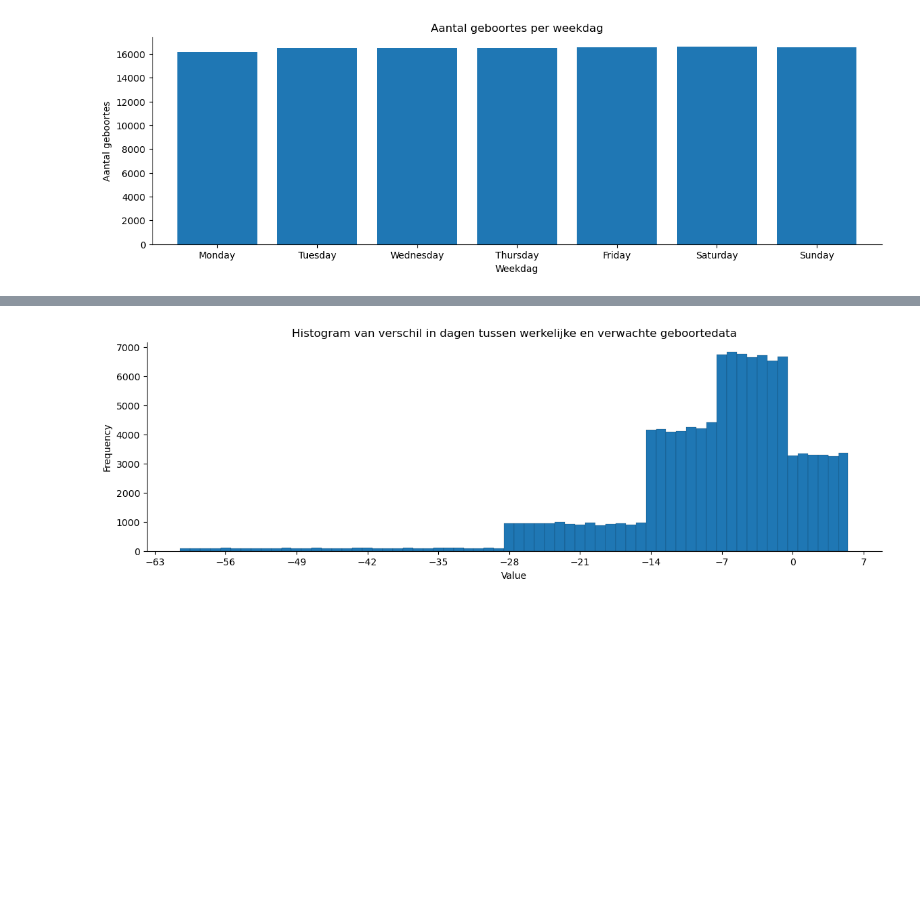
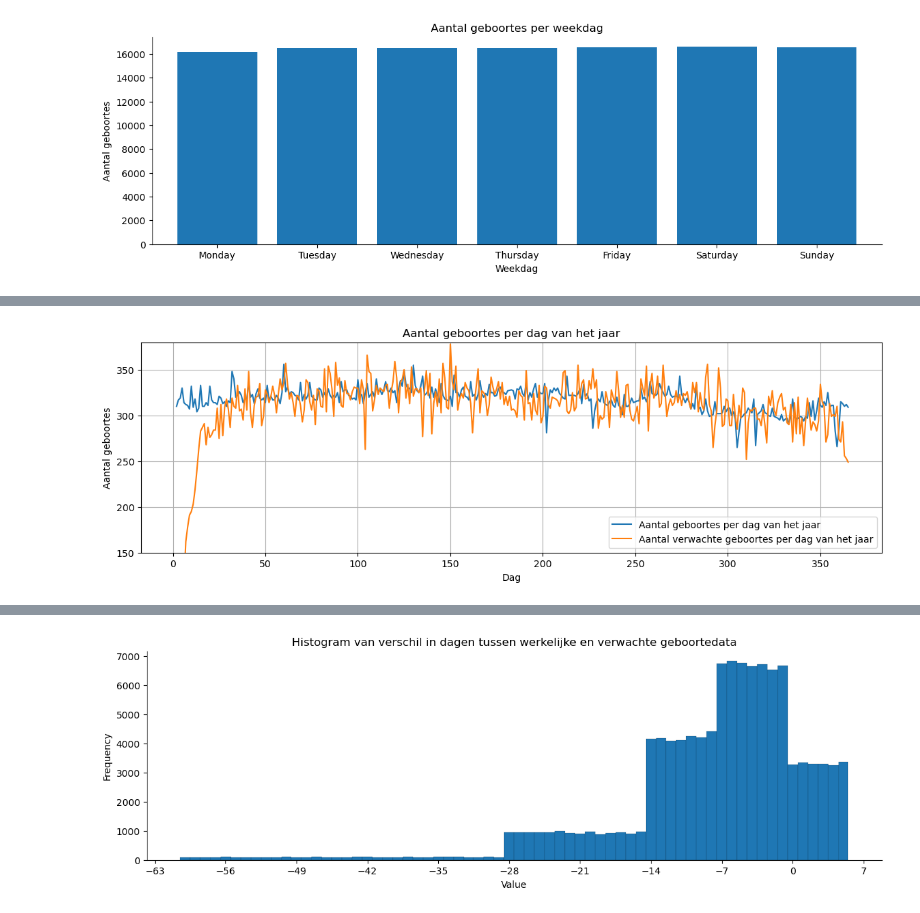
Before and after one commit to craftyraf/examen-raf-juni-2024, a Jupyter notebook: notebooks/examen_deel2.ipynb, the cells around one changed output, grey strips where cells are left out. Cells and saved outputs as stored; diff of their text form; code cells hidden in the pictures; blank space fills up the shorter version.

```diff
--- a/notebooks/examen_deel2.ipynb
+++ b/notebooks/examen_deel2.ipynb
@@ -386,0 +550,28 @@ dtype: object
+# %%
+# Filter the DataFrame for rows where both dates are in the year 2019
+filtered_2019_df = births_xtracols_cleaned_df.loc[
+    (births_xtracols_cleaned_df['datum_verwacht'].dt.year == 2019) &
+    (births_xtracols_cleaned_df['datum_geboorte'].dt.year == 2019)
+].copy()
+
+def lineplot(data1, data2, title='', x_label='', y_label='', set_ylim=None):
+    plt.figure(figsize=(14, 4))
+    plt.plot(data1, label='Aantal geboortes per dag van het jaar')
+    plt.plot(data2, label='Aantal verwachte geboortes per dag van het jaar')
+    plt.title(title)
+    plt.xlabel(x_label)
+    plt.ylabel(y_label)
+    if set_ylim is not None:
+        plt.ylim(set_ylim)
+    plt.legend()
+    plt.grid(True)
+    plt.show()
+
+# Grouping by 'dag van het jaar' and counting the number of occurrences
+births_per_day_cleaned = births_xtracols_cleaned_df.groupby('dag_geboorte').size()
+births_per_day_expected = filtered_2019_df.groupby('dag_verwacht').size()
+
+# Create a line plot with both actual and expected births per day
+lineplot(births_per_day_cleaned, births_per_day_expected, title='Aantal geboortes per dag van het jaar', x_label='Dag', y_label='Aantal geboortes', set_ylim=(150, 380))
+# %% [output]
+[figure, added]
```
Also changed, not shown: parts of 62 cells of this notebook, 4 other files.
